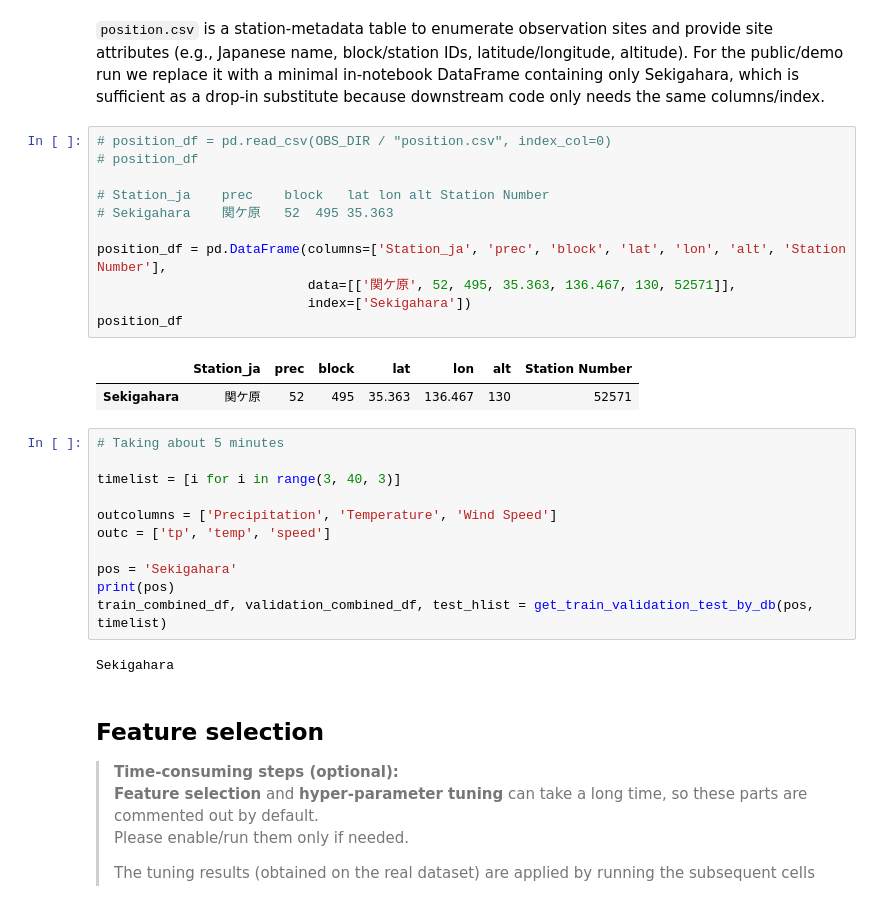
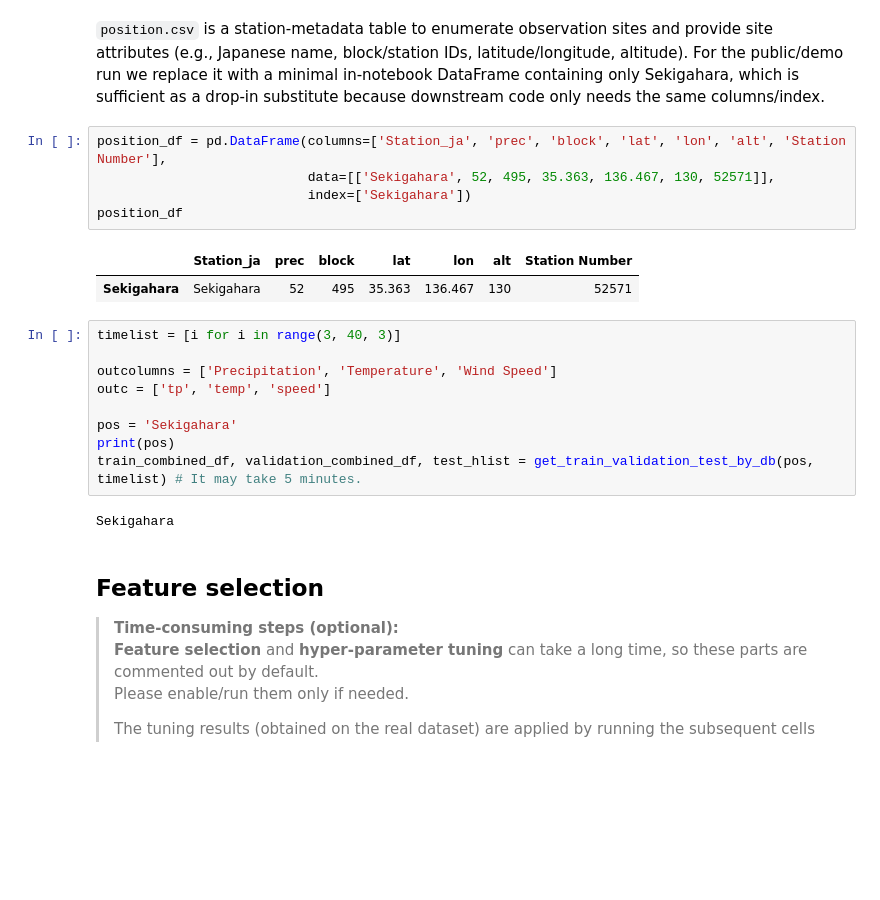
Before and after one commit to ttakenawa/PostMSM, a Jupyter notebook: gbm_main_public.ipynb, the cells around one changed output. Cells and saved outputs as stored; diff of their text form; blank space fills up the shorter version.

```diff
--- a/gbm_main_public.ipynb
+++ b/gbm_main_public.ipynb
@@ -902,22 +827,14 @@ def scatter_sample_all_leads(position_df, timelist, pred, msm, msmg, true,
 `position.csv` is a station-metadata table to enumerate observation sites and provide site attributes (e.g., Japanese name, block/station IDs, latitude/longitude, altitude).
 For the public/demo run we replace it with a minimal in-notebook DataFrame containing only Sekigahara, which is sufficient as a drop-in substitute because downstream code only needs the same columns/index.
 # %%
-# position_df = pd.read_csv(OBS_DIR / "position.csv", index_col=0)
-# position_df
-
-# Station_ja	prec	block	lat	lon	alt	Station Number
-# Sekigahara	関ケ原	52	495	35.363
-
 position_df = pd.DataFrame(columns=['Station_ja', 'prec', 'block', 'lat', 'lon', 'alt', 'Station Number'],
-                           data=[['関ケ原', 52, 495, 35.363, 136.467, 130, 52571]],
+                           data=[['Sekigahara', 52, 495, 35.363, 136.467, 130, 52571]],
                            index=['Sekigahara'])
 position_df
 # %% [output]
 |  | Station_ja | prec | block | lat | lon | alt | Station Number |
-| Sekigahara | 関ケ原 | 52 | 495 | 35.363 | 136.467 | 130 | 52571 |
+| Sekigahara | Sekigahara | 52 | 495 | 35.363 | 136.467 | 130 | 52571 |
 # %%
-# Taking about 5 minutes
-
 timelist = [i for i in range(3, 40, 3)]
 
 outcolumns = ['Precipitation', 'Temperature', 'Wind Speed']
@@ -925,7 +842,7 @@ outc = ['tp', 'temp', 'speed']
 
 pos = 'Sekigahara'
 print(pos)
-train_combined_df, validation_combined_df, test_hlist = get_train_validation_test_by_db(pos, timelist)
+train_combined_df, validation_combined_df, test_hlist = get_train_validation_test_by_db(pos, timelist) # It may take 5 minutes.
 # %% [output]
 Sekigahara
 # %% [markdown]
```
Also changed, not shown: parts of 34 cells of this notebook, 1 other file.
